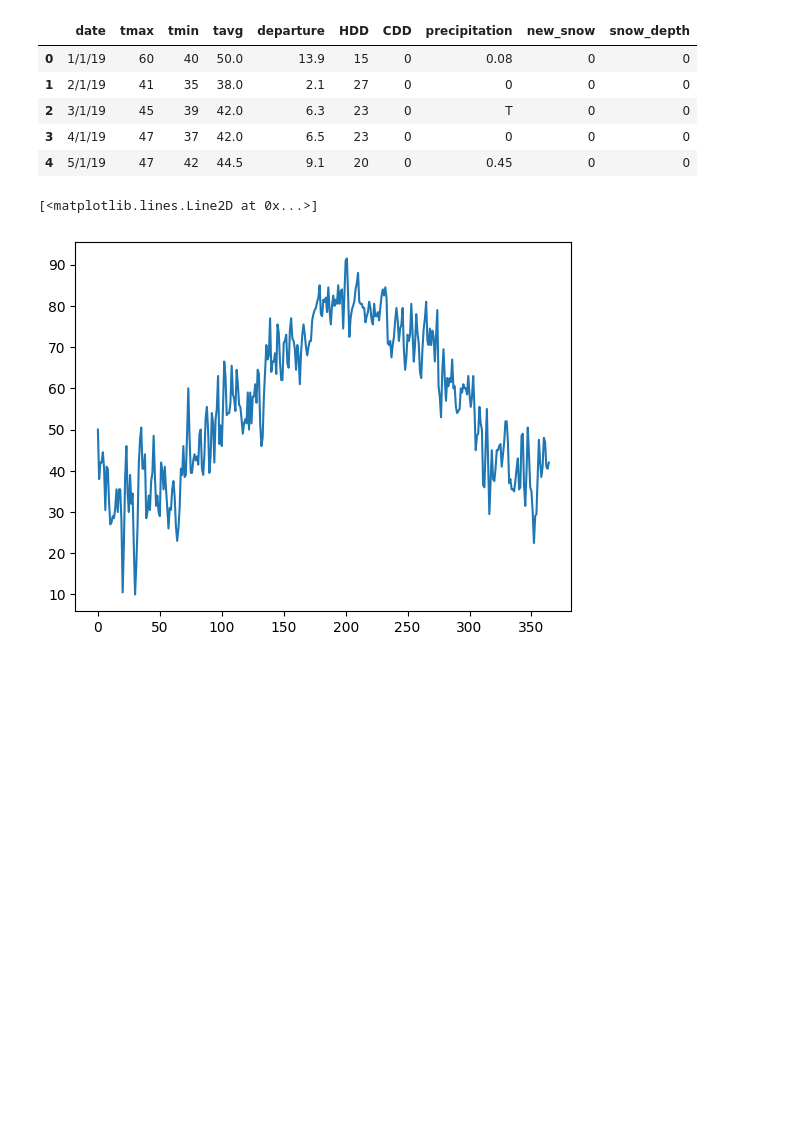
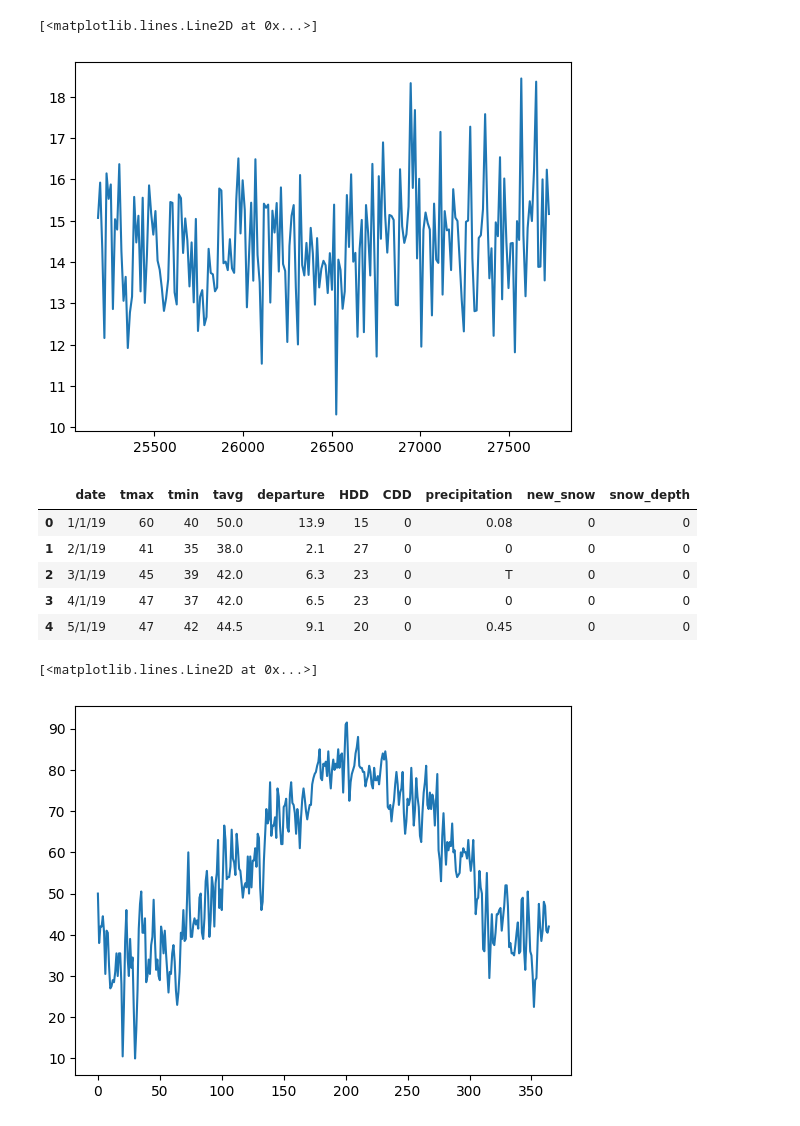
Before and after one commit to MariaNowacka/kaszcz, a Jupyter notebook: sprawozdanie/sprawko.ipynb, the cells around one changed output. Saved outputs shown, nothing was run; the diff lists cells and outputs as text; code cells hidden in the pictures; blank space fills up the shorter version.

Commit message:
global

```diff
--- a/sprawozdanie/sprawko.ipynb
+++ b/sprawozdanie/sprawko.ipynb
@@ -1,2 +1,7 @@
 # %%
 import numpy as np, matplotlib.pyplot as plt, pandas as pd
+# %%
+data = pd.read_csv('global.csv')
+berlin = data[data['City'] == 'Berlin']
+berlin = berlin[berlin['dt'] > '1799-12-01']
+# berlin.iloc[1]['dt'] > '1743-12-02'
@@ -3,3 +17,9 @@ import numpy as np, matplotlib.pyplot as plt, pandas as pd
+# %%
+average = berlin['AverageTemperature']
+plt.plot(average[8::12])
+# %% [output]
+[<matplotlib.lines.Line2D at 0x...>]
+[figure, added]
 # %%
 df = pd.read_csv('nyc_temperature.csv')
 # %%
```
Also changed, not shown: parts of 1 cell of this notebook, 1 other file.
